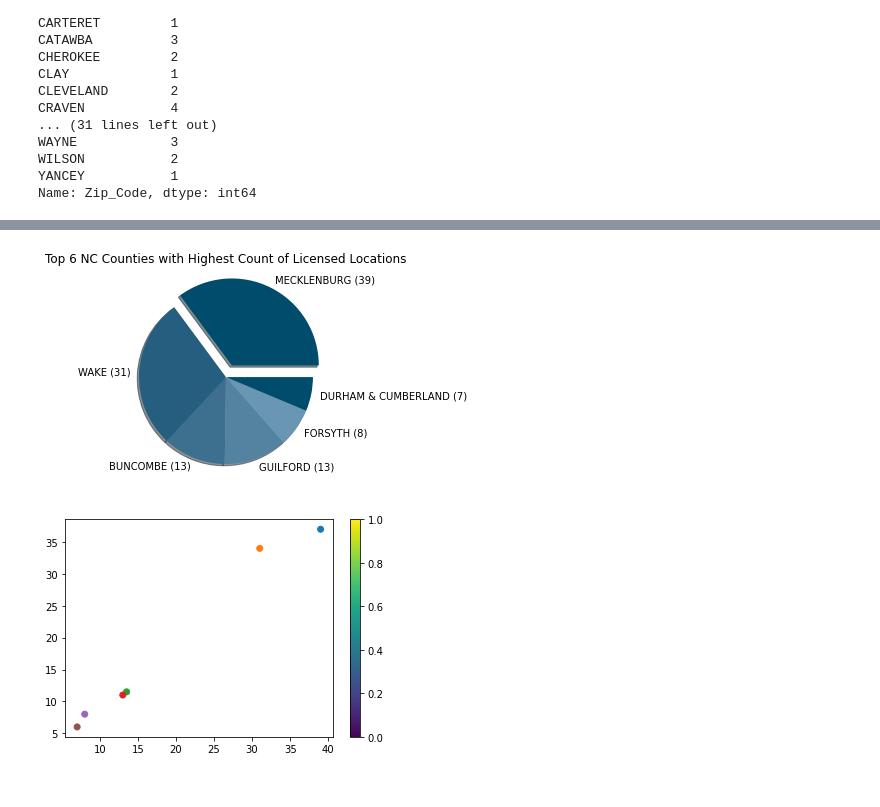
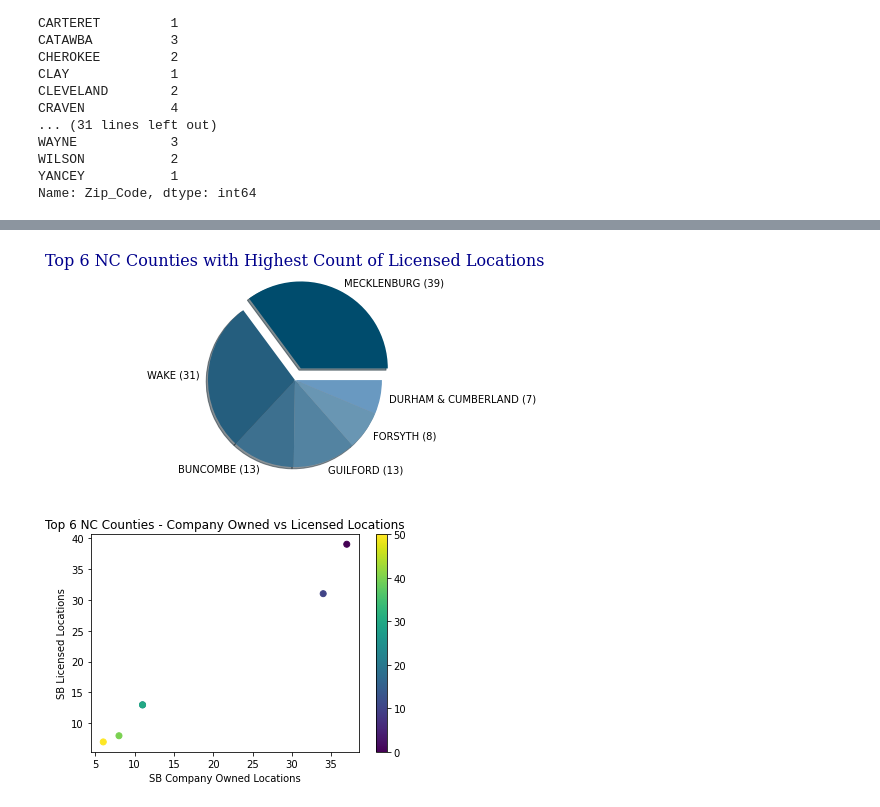
Before and after one commit to AnaLindaPenny/project-one, a Jupyter notebook: Starbucks-Solo-Analysis.ipynb, the cells around one changed output, grey strips where cells are left out. Saved outputs shown, nothing was run; the diff lists cells and outputs as text; code cells hidden in the pictures.

```diff
--- a/Starbucks-Solo-Analysis.ipynb
+++ b/Starbucks-Solo-Analysis.ipynb
@@ -448,28 +462,30 @@ Name: County Name, dtype: int64
 # %%
 # Generate a pie plot showing the Top 6 NC Counties with highest count of Licensed locations
 mylabels = ["MECKLENBURG (39)",
             "WAKE (31)",
             "BUNCOMBE (13)",
             "GUILFORD (13)",
             "FORSYTH (8)",
             "DURHAM & CUMBERLAND (7)"
 ]
 
 myexplode = [0.15, 0, 0, 0, 0, 0]
-colors = ['#004c6d', '#255e7e', '#3d708f', '#5383a1', '#6996b3']
+colors = ['#004c6d', '#255e7e', '#3d708f', '#5383a1', '#6996b3', '#6999c1']
 
 y = np.array([39,31, 13, 13, 8, 7])
 
-plt.pie(y, labels=mylabels, explode=myexplode, colors=colors, shadow=True)
-plt.title('Top 6 NC Counties with Highest Count of Licensed Locations')
+font1 = {'family':'serif','color':'darkblue','size':16}
+
+plt.pie(y, labels=mylabels, explode=myexplode, colors=colors, shadow=True, )
+plt.title('Top 6 NC Counties with Highest Count of Licensed Locations', fontdict = font1)
 plt.show()
 # %% [output]
-[figure, old version]
+[figure, new version]
 # %%
 # Generate a scatter plot to compare the Top 6 NC Counties with highest count of Company Owned vs. Licensed locations
 company_owned_locations = ["MECKLENBURG (37)",
             "WAKE (34)",
-            "GUILFORD (11.5)",
+            "GUILFORD (11)",
             "FORSYTH (11)",
             "DURHAM (8)",
             "BUNCOMBE (6)"
@@ -477,19 +493,24 @@ company_owned_locations = ["MECKLENBURG (37)",
 
 licensed_locations = ["MECKLENBURG (39)",
             "WAKE (31)",
-            "BUNCOMBE (13.5)",
+            "BUNCOMBE (13)",
             "GUILFORD (13)",
             "FORSYTH (8)",
             "DURHAM & CUMBERLAND (7)"
 ]
 
-y = np.array([37, 34, 11.5, 11, 8, 6])
-x = np.array([39, 31, 13.5, 13, 8, 7])
+x = np.array([37, 34, 11, 11, 8, 6])
+y = np.array([39, 31, 13, 13, 8, 7])
 
-colors = np.array(["#1f77b4", "#ff7f0e", "#2ca02c", "#d62728", "#9467bd", "#8c564b"])
+
+colors = np.array([0, 10, 20, 30, 40, 50])
 
 plt.scatter(x, y, c=colors, cmap='viridis')
 plt.colorbar()
+
+plt.title('Top 6 NC Counties - Company Owned vs Licensed Locations')
+plt.xlabel('SB Company Owned Locations')
+plt.ylabel('SB Licensed Locations')
 plt.show()
 # %% [output]
-[figure, old version]
+[figure, new version]
```
Also changed, not shown: parts of 57 cells of this notebook, 18 other files.
